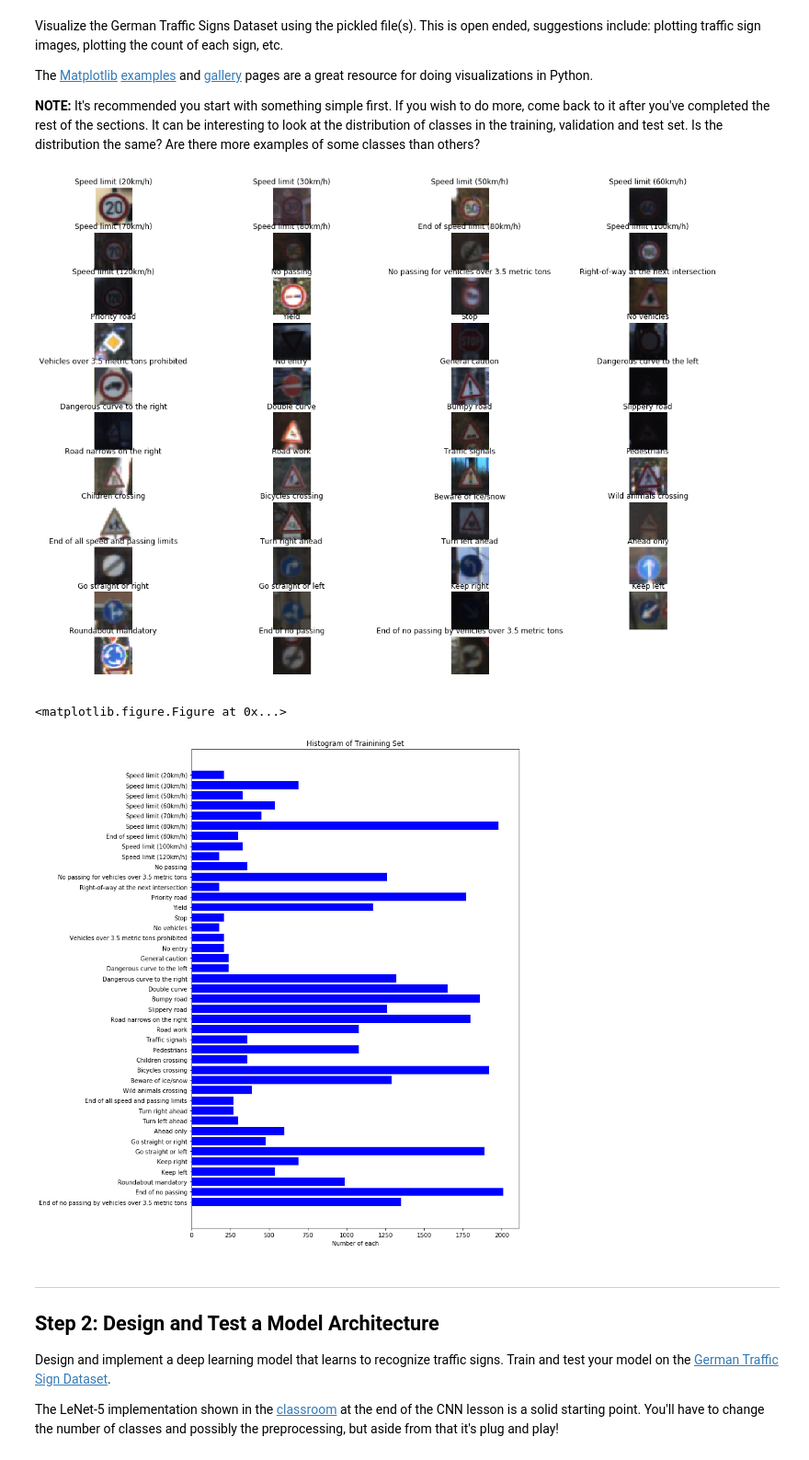
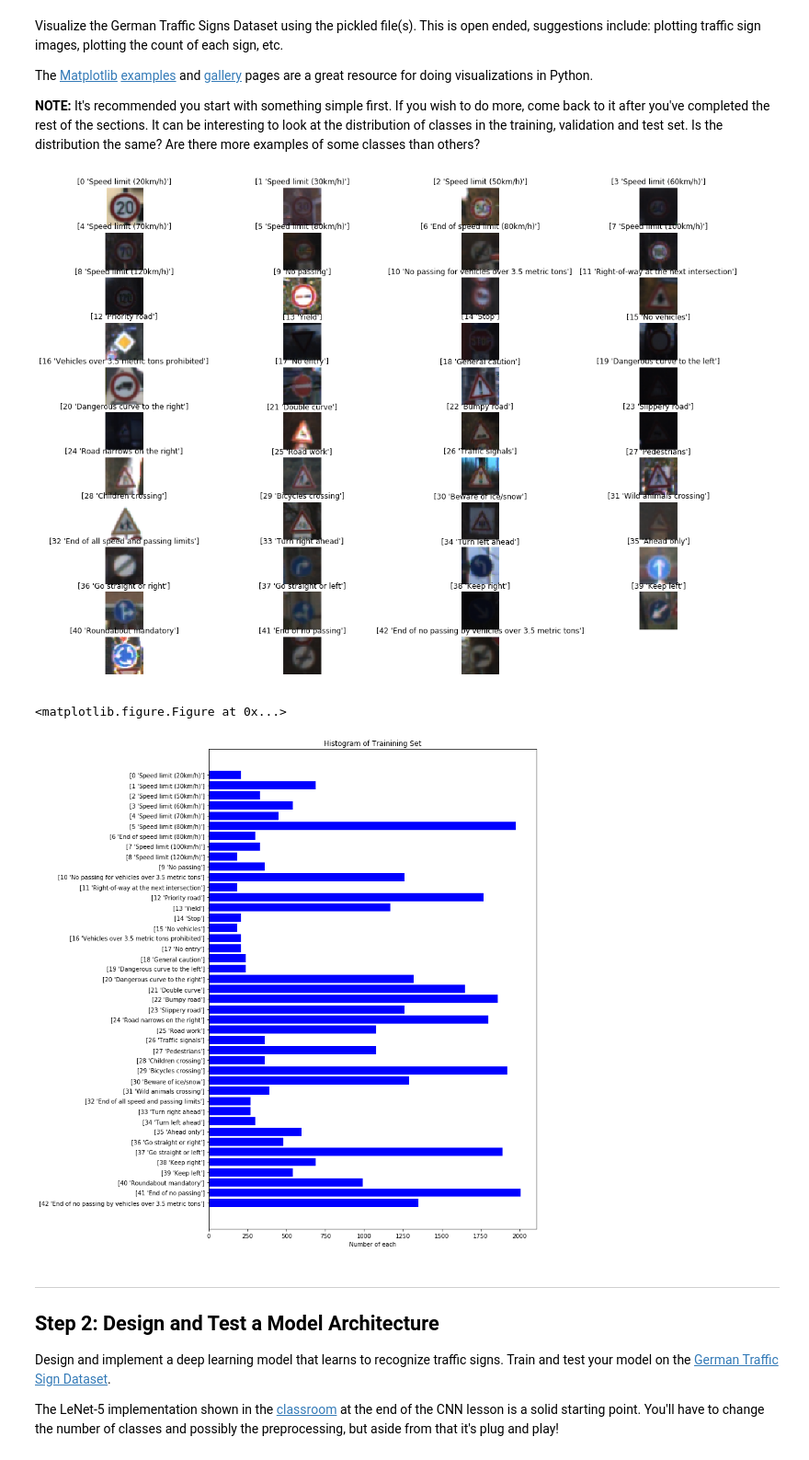
Before and after one commit to brandrik/02_TrafficSignClassifier, a Jupyter notebook: Traffic_Sign_Classifier.ipynb, the cells around one changed output. Shown at 92% size. Cells and saved outputs as stored; diff of their text form; code cells hidden in the pictures.

```diff
--- a/Traffic_Sign_Classifier.ipynb
+++ b/Traffic_Sign_Classifier.ipynb
@@ -77,16 +77,17 @@ Complete the basic data summary below. Use python, numpy and/or pandas methods t
 # %%
 ### Replace each question mark with the appropriate value.
 ### Use python, pandas or numpy methods rather than hard coding the results
-import csv
 
-all_labels = []
+import pandas as pd
 
-with open ('signnames.csv', 'r') as csvfile:
-    readcsv = csv.reader(csvfile, delimiter=',')
-    for line in readcsv:
-        all_labels += [line[1]]
+sign_names_and_labels = []
 
-all_labels.pop(0) # pop header of signnames table
+def getCSVcellData(filepath):
+    return pd.read_csv(filepath).values
+
+sign_names_and_labels = getCSVcellData('./signnames.csv')
+
+print(sign_names_and_labels)
 
 # TODO: Number of training examples
 n_train = len(X_train)
@@ -101,7 +102,7 @@ n_test = len(X_test)
 image_shape = X_train[0].shape
 
 # TODO: How many unique classes/labels there are in the dataset.
-n_classes = len(all_labels)
+n_classes = len(sign_names_and_labels)
 
 
 print("Number of training examples =", n_train)
@@ -126,10 +140,8 @@ The [Matplotlib](http://matplotlib.org/) [examples](http://matplotlib.org/exampl
 ### Feel free to use as many code cells as needed.
 import matplotlib.pyplot as plt
 import numpy as np
-import pandas as pd
 import random
 import cv2
-
 
 # use 'set_trace()' to set breakpoint
 
@@ -141,26 +153,20 @@ from itertools import groupby
 
 
 def plotSigns(X,y, fig) -> np.ndarray:
-    #n_samples = []
     for i in (range (n_classes)):
         #print (range (n_classes))
         #subplot(nrows, ncols, index, **kwargs)
         plt.subplot(15, 4, i+1)
         selected = X[y == i] # select train image with index i equal to index in 'signnames.csv'
 
-        #print(selected)
-
         if (X.shape[3]==1):
             plt.imshow(selected[0, :, :, -1], cmap='gray') # takes x*y dimensions draw only first image of every class grayscale
         else:
             plt.imshow(selected[0, :, :, :]) # draw only first image of every class
 
-        #print("selected")
-        #print(selected[0, :, :, :])
+        plt.title(sign_names_and_labels[i])
+        plt.axis('off')
 
-        plt.title(all_labels[i])
-        plt.axis('off')
-        #n_samples.append(len(selected))
     plt.show()
 
 
@@ -170,41 +176,43 @@ def plotHistogram(y, title):
 
     fig, ax = plt.subplots(figsize=(10, 15))
 
-    labels = np.arange(len(all_labels))   # 0 .. 42
+    labels = np.arange(len(sign_names_and_labels))   # 0 .. 42
     numOfEach_trainset = [len(list(group)) for key, group in groupby(y)]
 
     ax.barh(labels, numOfEach_trainset, align='center', color='blue')
     ax.set_yticks(labels)
-    ax.set_yticklabels(all_labels)
+    ax.set_yticklabels(sign_names_and_labels)
     ax.invert_yaxis()  # display labels from top-to-bottom
     ax.set_xlabel('Number of each')
     ax.set_title(title)
 
     plt.show()
 
 
 
 plt.close('all')
 
 f1 = plt.figure(1, figsize=(20,20))
 plotSigns(X_train, y_train, f1)
 
 ## Histogram training set
 f2 = plt.figure(2, figsize=(20,20))
 plotHistogram(y_train, "Histogram of Trainining Set")
 
+# save image to image folder
+
 
 ### Histogram validation set
 #plt.figure(3, figsize=(20,20))
 #plotHistogram(y_valid, "Histogram of Validation Set")
 
 ## Histogram test set
 #plt.figure(4, figsize=(20,20))
 #plotHistogram(y_test, "Histogram of Test Set")
 # %% [output]
-[figure, old version]
+[figure, new version]
 <matplotlib.figure.Figure at 0x...>
-[figure, old version]
+[figure, new version]
 # %% [markdown]
 ----
 
```
Also changed, not shown: parts of 13 cells of this notebook, 1 other file.
